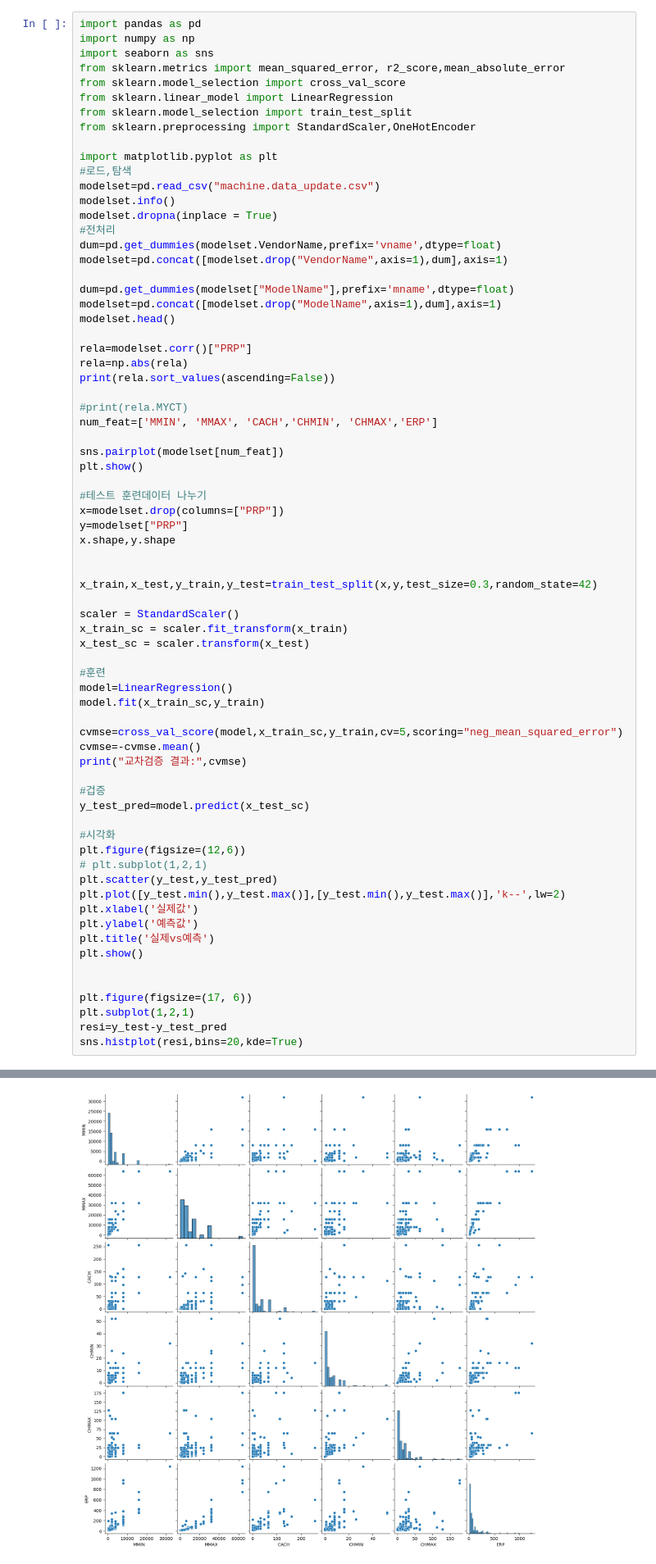
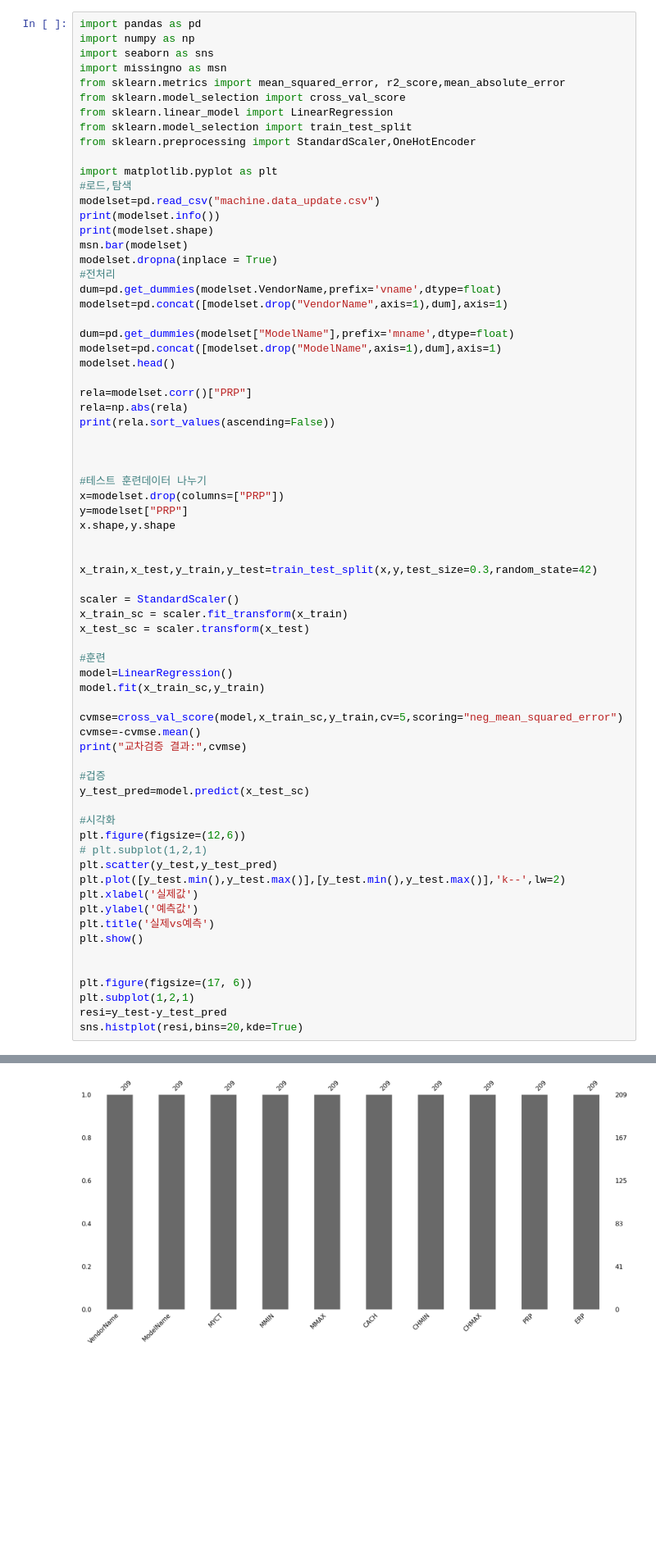
Before and after one commit to beginnerones/python_basic_3, a Jupyter notebook: linear_cpu_data.ipynb, the cells around one changed output, grey strips where cells are left out. Shown at 82% size. Saved outputs shown, nothing was run; the diff lists cells and outputs as text; blank space fills up the shorter version.

```diff
--- a/linear_cpu_data.ipynb
+++ b/linear_cpu_data.ipynb
@@ -4,6 +4,7 @@
 import pandas as pd
 import numpy as np
 import seaborn as sns
+import missingno as msn
 from sklearn.metrics import mean_squared_error, r2_score,mean_absolute_error
 from sklearn.model_selection import cross_val_score
 from sklearn.linear_model import LinearRegression
@@ -13,7 +14,9 @@ from sklearn.preprocessing import StandardScaler,OneHotEncoder
 import matplotlib.pyplot as plt
 #로드,탐색
 modelset=pd.read_csv("machine.data_update.csv")
-modelset.info()
+print(modelset.info())
+print(modelset.shape)
+msn.bar(modelset)
 modelset.dropna(inplace = True)
 #전처리
 dum=pd.get_dummies(modelset.VendorName,prefix='vname',dtype=float)
@@ -27,11 +30,7 @@ rela=modelset.corr()["PRP"]
 rela=np.abs(rela)
 print(rela.sort_values(ascending=False))
 
-#print(rela.MYCT)
-num_feat=['MMIN', 'MMAX', 'CACH','CHMIN', 'CHMAX','ERP']
 
-sns.pairplot(modelset[num_feat])
-plt.show()
 
 #테스트 훈련데이터 나누기
 x=modelset.drop(columns=["PRP"])
@@ -92 +91 @@ Name: PRP, Length: 247, dtype: float64
-[figure, old version]
+[figure, new version]
```
Also changed, not shown: parts of 4 cells of this notebook, 1 other file.
